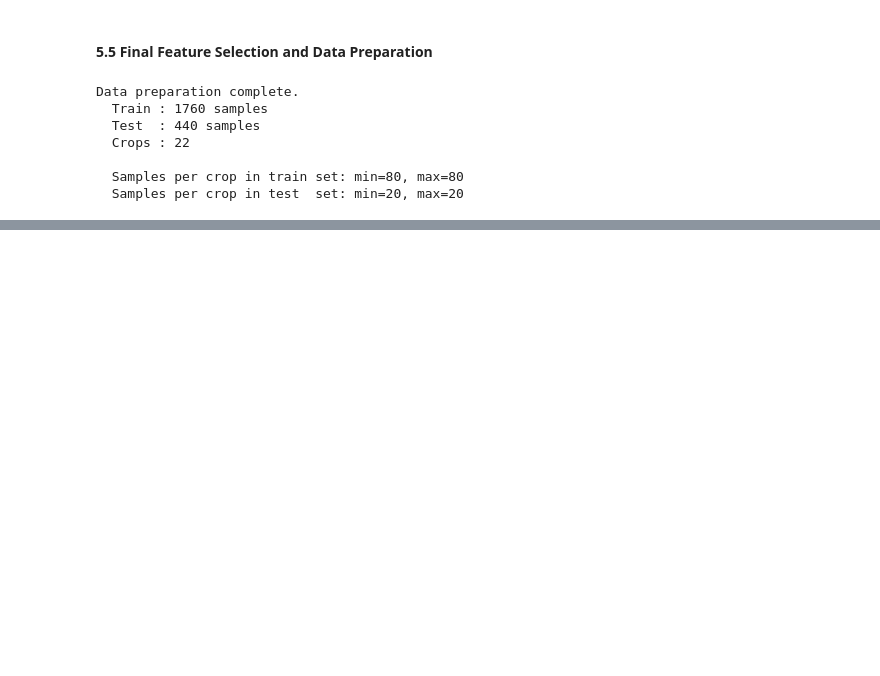
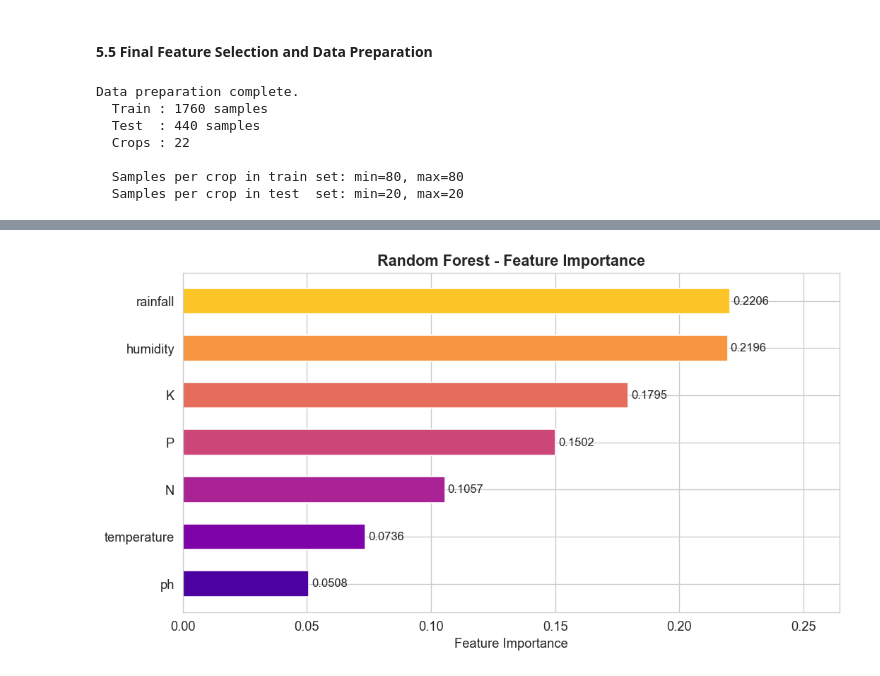
Before and after one commit to mriyazashliya03/Crop-Recommendation-System-using-ML, a Jupyter notebook: model_building.ipynb, the cells around one changed output, grey strips where cells are left out. Saved outputs shown, nothing was run; the diff lists cells and outputs as text; code cells hidden in the pictures; blank space fills up the shorter version.

```diff
--- a/model_building.ipynb
+++ b/model_building.ipynb
@@ -171,0 +253,20 @@ Data preparation complete.
+# %%
+# Feature importance from trained model
+imp    = rf_model.feature_importances_
+idx_s  = np.argsort(imp)
+
+fig, ax = plt.subplots(figsize=(9, 5))
+colors = sns.color_palette('plasma', len(FEATURES))
+bars = ax.barh([FEATURES[i] for i in idx_s], imp[idx_s],
+               color=colors, edgecolor='white', height=0.55)
+for bar, v in zip(bars, imp[idx_s]):
+    ax.text(v+0.001, bar.get_y()+bar.get_height()/2,
+            f'{v:.4f}', va='center', fontsize=10)
+ax.set_xlabel('Feature Importance')
+ax.set_title('Random Forest - Feature Importance', fontsize=13, fontweight='bold')
+ax.set_xlim(0, imp.max()*1.2)
+plt.tight_layout()
+plt.savefig('rf_feature_importance_trained.png', bbox_inches='tight')
+plt.show()
+# %% [output]
+[figure, added]
```
Also changed, not shown: parts of 6 cells of this notebook.
